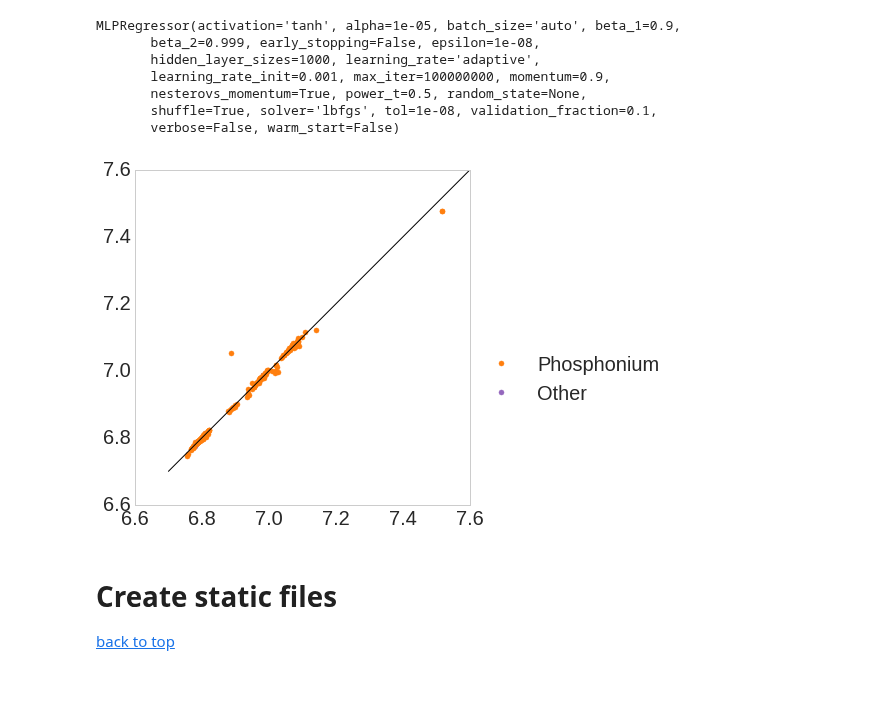
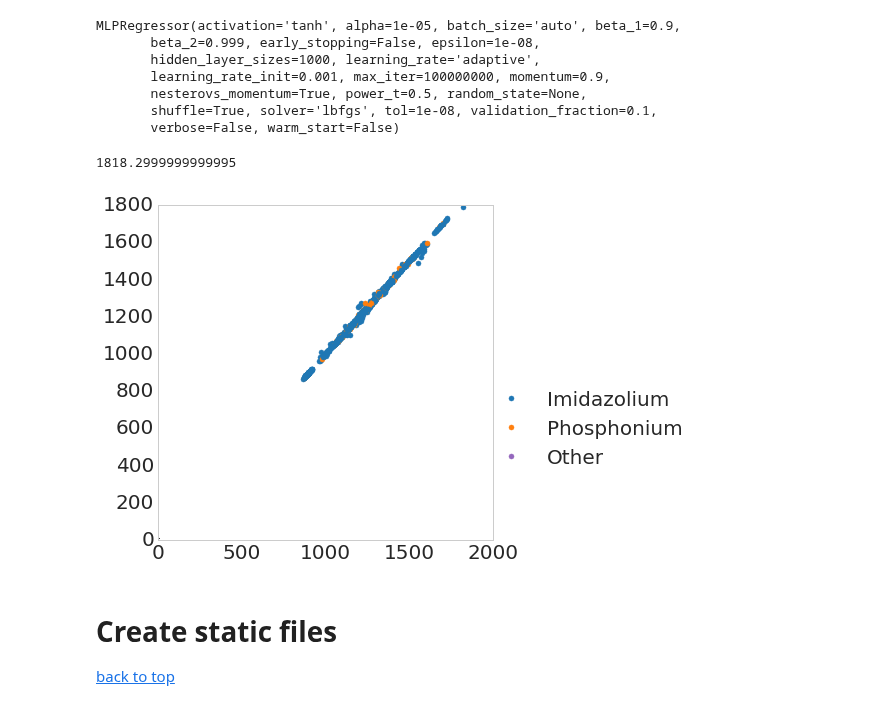
Before and after one commit to wesleybeckner/salty, a Jupyter notebook: notebooks/ScikitLearn.ipynb, the cells around one changed output. Saved outputs shown, nothing was run; the diff lists cells and outputs as text; code cells hidden in the pictures.

```diff
--- a/notebooks/ScikitLearn.ipynb
+++ b/notebooks/ScikitLearn.ipynb
@@ -786,9 +770,19 @@ for item in cols:
     file.write("%s\n" % item)
 # %%
 pickle.dump(model, open("density_nn_model.sav", 'wb'))
+# %%
+data_file_name = "density_nn_model.sav"
+with open((data_file_name), 'rb') as \
+                pickle_file:
+            data = pickle.load(pickle_file)
+model = data
+# %%
+max(np.exp(Y_test))
+# %% [output]
+1818.2999999999995
 # %%
 ###COLOR BY SALT TYPE
-
+from math import exp
 colors=[]
 labels=[]
 df = pd.DataFrame(catlist)
@@ -812,39 +806,39 @@ with plt.style.context('seaborn-whitegrid'):
     fig=plt.figure(figsize=(6,6), dpi=300)
     ax=fig.add_subplot(111)
     for i in range(len(Y_test)):
-        ax.plot(Y_test[i],model.predict(X_test[i].reshape(1,-1)),\
+        ax.plot(exp(Y_test[i]),exp(model.predict(X_test[i].reshape(1,-1))),\
                 marker=".",linestyle="",color=colors[i],\
                 label=labels[i])
 # colors=[]
 # df_imid = pd.DataFrame(catlist_imid)
 # for i in range(len(X_test_imid)):
 #     if df_imid.loc[i].str.contains("imidazolium", case=False)[0]:
 #         colors.append(tableau20[0])
 #     elif df_imid.loc[i].str.contains("phosphonium", case=False)[0]:
 #         colors.append(tableau20[2])
 #     elif df_imid.loc[i].str.contains("pyridinium", case=False)[0]:
 #         colors.append(tableau20[4])
 #     elif df_imid.loc[i].str.contains("pyrrolidinium", case=False)[0]:
 #         colors.append(tableau20[6])
 # with plt.style.context('seaborn-whitegrid'):
 
 #     for i in range(len(Y_test_imid)):
 #         ax.errorbar(Y_test_imid[i],model.predict(X_test_imid[i].reshape(1,-1)),\
 #                 xerr=np.dot(X_test_imid[i], model3.loc[1]),marker=".",linestyle="",color=colors[i])
     ax.plot(np.arange(6.7,7.6,0.0001),np.arange(6.7,7.6,0.0001),color = 'black')
 #     ax.axis([-6,1,-6,1])
     plt.grid(False)
 #     plt.yticks(np.arange(-5,2,1))
 #     plt.tick_params(axis='x', which='both', labelbottom='off')
 #     plt.tick_params(axis='y', which='both', labelleft='off')
     handles, labels = plt.gca().get_legend_handles_labels()
     by_label = OrderedDict(zip(labels, handles))
     plt.legend(by_label.values(), by_label.keys(), bbox_to_anchor=(1.62,0.5))
     plt.show()
 # fig.savefig(filename='paper_images/Test_Dataset_Imid.eps', bbox_inches='tight', format='eps',\
 #            transparent=True)
 # %% [output]
-[figure, old version]
+[figure, new version]
 # %% [markdown]
 <a id='static'></a>
 
```
Also changed, not shown: parts of 3 cells of this notebook, 5 other files.
